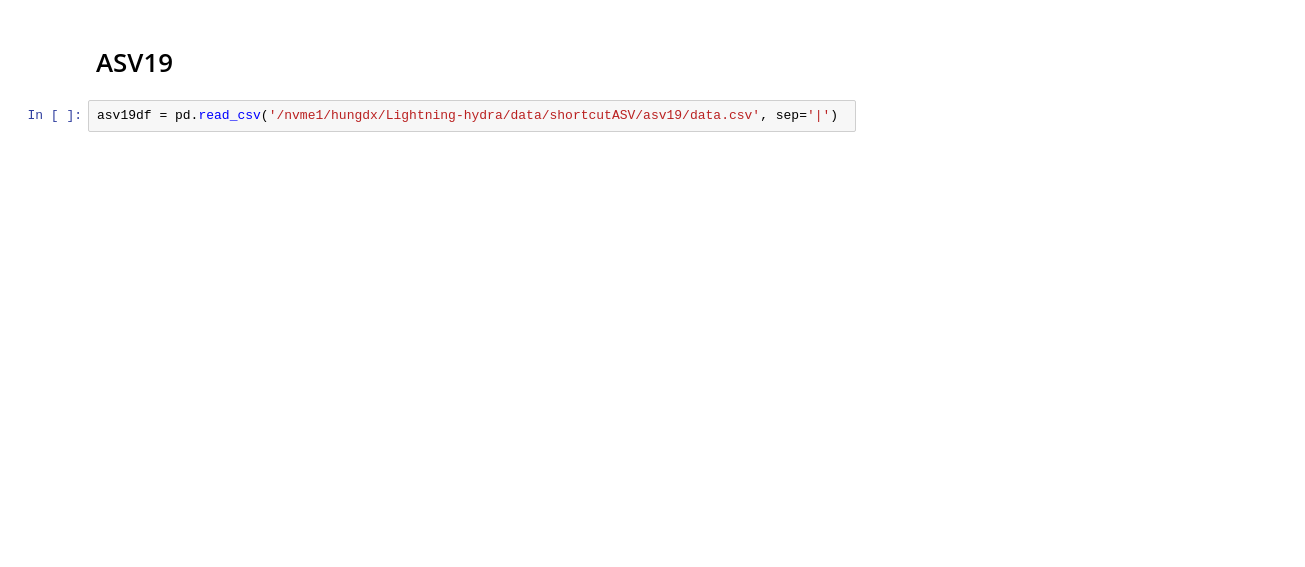
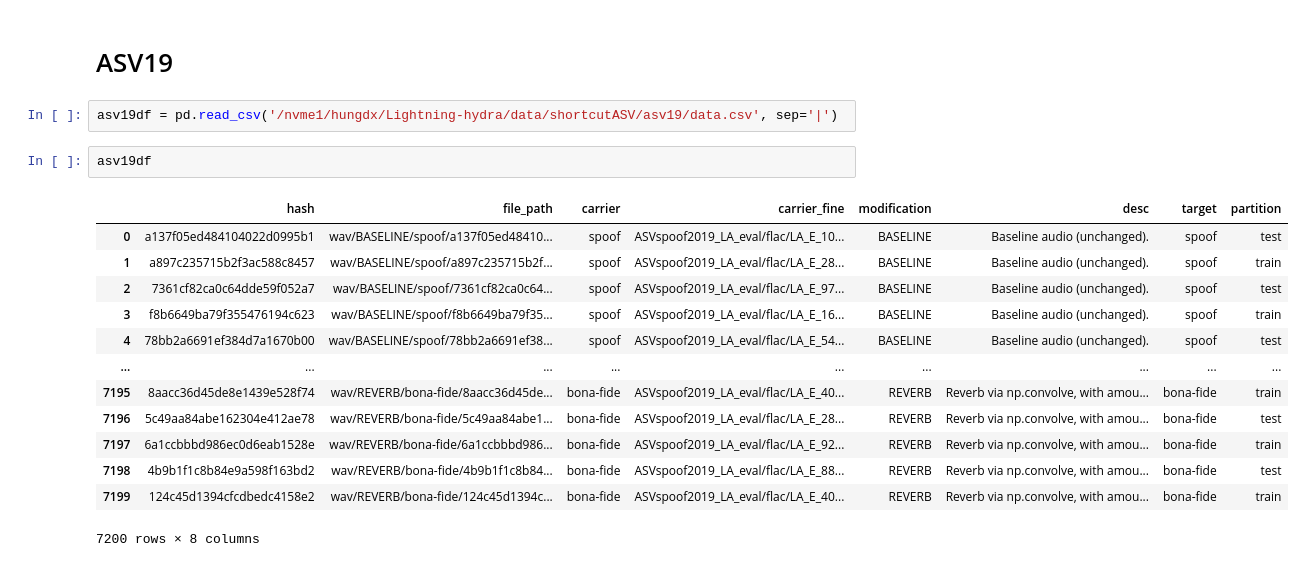
Before and after one commit to hungdinhxuan/Lightning-hydra, a Jupyter notebook: notebooks/tsne_conformertcm_baseline_clean.ipynb, the cells around one changed output. Drawn from its saved outputs; the diff is of its cells as text; blank space fills up the shorter version.

```diff
--- a/notebooks/tsne_conformertcm_baseline_clean.ipynb
+++ b/notebooks/tsne_conformertcm_baseline_clean.ipynb
@@ -597,5 +462,21 @@ Average cluster purity: 47.58%
 # ASV19
 # %%
 asv19df = pd.read_csv('/nvme1/hungdx/Lightning-hydra/data/shortcutASV/asv19/data.csv', sep='|')
+# %%
+asv19df
+# %% [output]
+|  | hash | file_path | carrier | carrier_fine | modification | desc | target | partition |
+| 0 | a137f05ed484104022d0995b1 | wav/BASELINE/spoof/a137f05ed48410... | spoof | ASVspoof2019_LA_eval/flac/LA_E_10... | BASELINE | Baseline audio (unchanged). | spoof | test |
+| 1 | a897c235715b2f3ac588c8457 | wav/BASELINE/spoof/a897c235715b2f... | spoof | ASVspoof2019_LA_eval/flac/LA_E_28... | BASELINE | Baseline audio (unchanged). | spoof | train |
+| 2 | 7361cf82ca0c64dde59f052a7 | wav/BASELINE/spoof/7361cf82ca0c64... | spoof | ASVspoof2019_LA_eval/flac/LA_E_97... | BASELINE | Baseline audio (unchanged). | spoof | test |
+| 3 | f8b6649ba79f355476194c623 | wav/BASELINE/spoof/f8b6649ba79f35... | spoof | ASVspoof2019_LA_eval/flac/LA_E_16... | BASELINE | Baseline audio (unchanged). | spoof | train |
+| 4 | 78bb2a6691ef384d7a1670b00 | wav/BASELINE/spoof/78bb2a6691ef38... | spoof | ASVspoof2019_LA_eval/flac/LA_E_54... | BASELINE | Baseline audio (unchanged). | spoof | test |
+| ... | ... | ... | ... | ... | ... | ... | ... | ... |
+| 7195 | 8aacc36d45de8e1439e528f74 | wav/REVERB/bona-fide/8aacc36d45de... | bona-fide | ASVspoof2019_LA_eval/flac/LA_E_40... | REVERB | Reverb via np.convolve, with amou... | bona-fide | train |
+| 7196 | 5c49aa84abe162304e412ae78 | wav/REVERB/bona-fide/5c49aa84abe1... | bona-fide | ASVspoof2019_LA_eval/flac/LA_E_28... | REVERB | Reverb via np.convolve, with amou... | bona-fide | test |
+| 7197 | 6a1ccbbbd986ec0d6eab1528e | wav/REVERB/bona-fide/6a1ccbbbd986... | bona-fide | ASVspoof2019_LA_eval/flac/LA_E_92... | REVERB | Reverb via np.convolve, with amou... | bona-fide | train |
+| 7198 | 4b9b1f1c8b84e9a598f163bd2 | wav/REVERB/bona-fide/4b9b1f1c8b84... | bona-fide | ASVspoof2019_LA_eval/flac/LA_E_88... | REVERB | Reverb via np.convolve, with amou... | bona-fide | test |
+| 7199 | 124c45d1394cfcdbedc4158e2 | wav/REVERB/bona-fide/124c45d1394c... | bona-fide | ASVspoof2019_LA_eval/flac/LA_E_40... | REVERB | Reverb via np.convolve, with amou... | bona-fide | train |
+7200 rows × 8 columns
 # %%
 # Load embeddings
```
Also changed, not shown: parts of 12 cells of this notebook, 19 other files.
